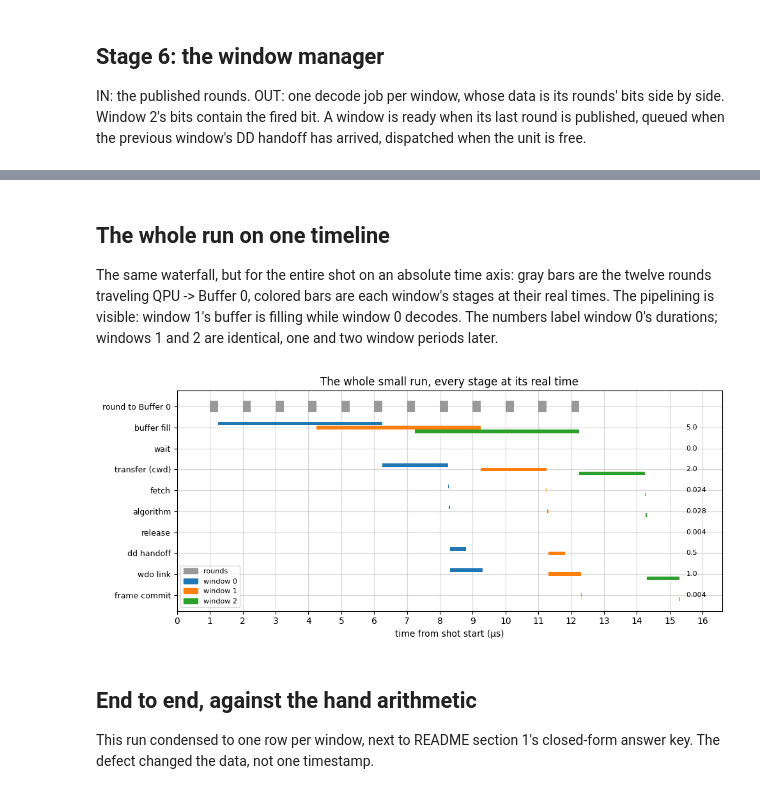
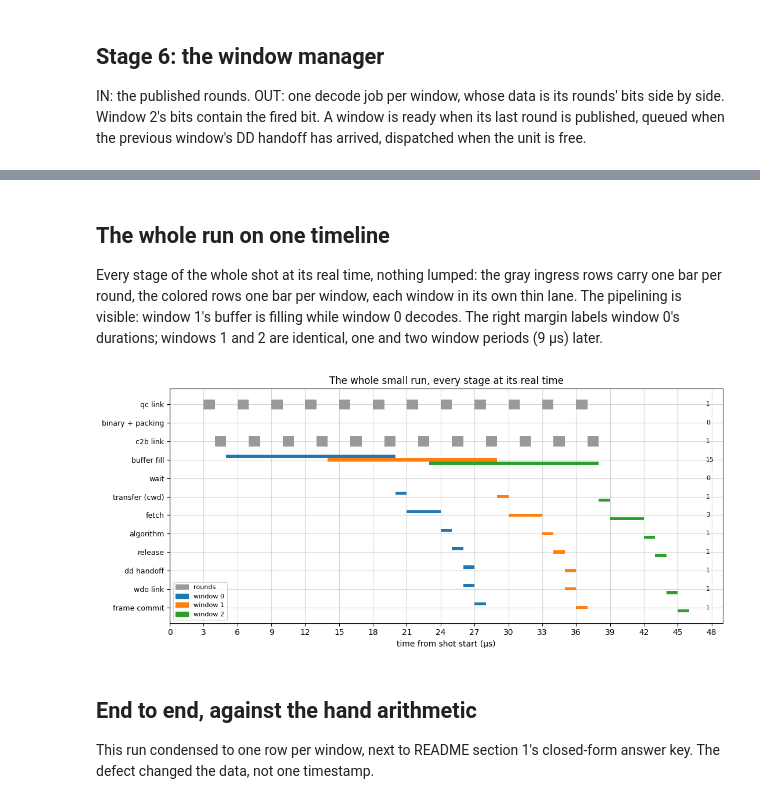
Before and after one commit to Subashkatel/decsim, a Jupyter notebook: guide/walkthrough/small_run.ipynb, the cells around one changed output, grey strips where cells are left out. Cells and saved outputs as stored; diff of their text form; code cells hidden in the pictures.

```diff
--- a/guide/walkthrough/small_run.ipynb
+++ b/guide/walkthrough/small_run.ipynb
@@ -22,7 +25,7 @@ print(repo_root)
 # %%
 import yaml
 
-CONFIG_PATH = repo_root / "experiments/validation/analytic_oracle_d3_r12.yaml"
+CONFIG_PATH = repo_root / "guide/walkthrough/small_run.yaml"
 config = yaml.safe_load(CONFIG_PATH.read_text())
 print(CONFIG_PATH.read_text())
 # %% [output]
@@ -110,7 +113,7 @@ from decsim.links.link_profiles import logical_reference_profile, with_controlle
 from decsim.links.links import LinkConfig
 
 cards = config["links"]
-source = "analytic_oracle_d3_r12.yaml"
+source = "small_run.yaml"
 
 links = with_controller_to_buffer_edge(logical_reference_profile(),
                                        latency_us=cards["c2b"]["latency_us"],
@@ -181,7 +184,10 @@ qpu = completed.qpu.model
 
 
 def us(ticks):
-    return round(ticks / TICKS_PER_US, 6)
+    value = ticks / TICKS_PER_US
+    if value == int(value):
+        return int(value)
+    return round(value, 6)
 
 
 def transfers_on(path):
@@ -536,19 +542,20 @@ figure, axis = plt.subplots(figsize=(9, 3))
 colors = plt.cm.tab10.colors
 
 for row, window_id in enumerate(windows):
-    start = 0.0
+    start = 0
     for stage_index, (stage, duration) in enumerate(breakdown(window_id)):
         label = None
         if row == 0:
             label = stage + "  " + str(duration) + " µs"
         axis.barh(row, duration, left=start, color=colors[stage_index], label=label)
         start = start + duration
-    axis.text(start + 0.03, row, str(round(start, 3)) + " µs", va="center")
+    axis.text(start + 0.1, row, str(start) + " µs", va="center")
 
 axis.set_yticks(range(len(windows)))
 axis.set_yticklabels(["window " + str(window_id) for window_id in windows])
 axis.invert_yaxis()
-axis.set_xlim(0, 3.75)
+axis.set_xticks(range(12))
+axis.set_xlim(0, 11.5)
 axis.grid(alpha=0.5, linewidth=0.8)
 axis.set_axisbelow(True)
 axis.set_xlabel("time from the window's last round leaving the QPU (µs)")
@@ -562,18 +569,19 @@ plt.show()
 # %% [markdown]
 ## The whole run on one timeline
 
-The same waterfall, but for the entire shot on an absolute time axis:
-gray bars are the twelve rounds traveling QPU -> Buffer 0, colored bars are
-each window's stages at their real times. The pipelining is visible:
-window 1's buffer is filling while window 0 decodes. The numbers label
-window 0's durations; windows 1 and 2 are identical, one and two window
-periods later.
+Every stage of the whole shot at its real time, nothing lumped: the gray
+ingress rows carry one bar per round, the colored rows one bar per window,
+each window in its own thin lane. The pipelining is visible: window 1's
+buffer is filling while window 0 decodes. The right margin labels window
+0's durations; windows 1 and 2 are identical, one and two window periods
+(9 µs) later.
 # %%
-ROWS = ("round to Buffer 0", "buffer fill", "wait", "transfer (cwd)",
-        "fetch", "algorithm", "release", "dd handoff", "wdo link", "frame commit")
+ROWS = ("qc link", "binary + packing", "c2b link", "buffer fill", "wait",
+        "transfer (cwd)", "fetch", "algorithm", "release", "dd handoff",
+        "wdo link", "frame commit")
 WINDOW_COLORS = ("tab:blue", "tab:orange", "tab:green")
 
-figure, axis = plt.subplots(figsize=(10, 4.4))
+figure, axis = plt.subplots(figsize=(11, 5))
 
 
 def bar(row, start, end, color):
@@ -582,7 +590,8 @@ def bar(row, start, end, color):
 
 
 for round_index in sorted(qc):
-    bar(0, us(qc[round_index]["send_ticks"]), us(c2b[round_index]["delivery_ticks"]), "0.6")
+    bar(0, us(qc[round_index]["send_ticks"]), us(qc[round_index]["delivery_ticks"]), "0.6")
+    bar(2, us(c2b[round_index]["send_ticks"]), us(c2b[round_index]["delivery_ticks"]), "0.6")
 
 for window_id, window in windows.items():
     color = WINDOW_COLORS[window_id]
@@ -593,45 +602,48 @@ for window_id, window in windows.items():
         lane = row + (window_id - 1) * 0.19
         axis.barh(lane, end - start, left=start, color=color, height=0.17)
         return end - start
 
     stages = {record.stage: record
               for record in decoder_engine.stage_records_for(operation.id, window_id)}
     durations = {}
-    durations["buffer fill"] = bar(1, us(window.t_first_round), us(window.t_data_complete), color)
-    durations["wait"] = bar(2, us(window.t_data_complete), us(window.t_dispatch), color)
-    durations["transfer (cwd)"] = bar(3, us(cwd[window_id]["send_ticks"]),
+    durations["qc link"] = 1
+    durations["binary + packing"] = 0
+    durations["c2b link"] = 1
+    durations["buffer fill"] = bar(3, us(window.t_first_round), us(window.t_data_complete), color)
+    durations["wait"] = bar(4, us(window.t_data_complete), us(window.t_dispatch), color)
+    durations["transfer (cwd)"] = bar(5, us(cwd[window_id]["send_ticks"]),
                                       us(cwd[window_id]["delivery_ticks"]), color)
-    for row, stage in ((4, "fetch"), (5, "algorithm"), (6, "release")):
+    for row, stage in ((6, "fetch"), (7, "algorithm"), (8, "release")):
         durations[stage] = bar(row, us(stages[stage].start_ticks), us(stages[stage].end_ticks), color)
     if window_id in dd:
-        durations["dd handoff"] = bar(7, us(dd[window_id]["send_ticks"]),
+        durations["dd handoff"] = bar(9, us(dd[window_id]["send_ticks"]),
                                       us(dd[window_id]["delivery_ticks"]), color)
-    durations["wdo link"] = bar(8, us(wdo[window_id]["send_ticks"]),
+    durations["wdo link"] = bar(10, us(wdo[window_id]["send_ticks"]),
                                 us(wdo[window_id]["delivery_ticks"]), color)
-    durations["frame commit"] = bar(9, us(frame_records[window_id].accepted_ticks),
+    durations["frame commit"] = bar(11, us(frame_records[window_id].accepted_ticks),
                                     us(frame_records[window_id].committed_ticks), color)
     if window_id == 0:
-        for row, name in enumerate(ROWS[1:], start=1):
+        for row, name in enumerate(ROWS):
             if name in durations:
-                axis.text(15.5, row, str(round(durations[name], 3)), va="center", fontsize=8)
+                axis.text(47.5, row, str(durations[name]), va="center", fontsize=8)
 
 axis.set_yticks(range(len(ROWS)))
 axis.set_yticklabels(ROWS, fontsize=9)
 axis.invert_yaxis()
-axis.set_xticks(range(17))
-axis.set_xlim(0, 16.6)
+axis.set_xticks(range(0, 49, 3))
+axis.set_xlim(0, 49)
 axis.set_xlabel("time from shot start (µs)")
 axis.set_title("The whole small run, every stage at its real time")
 handles = [plt.Rectangle((0, 0), 1, 1, color=color) for color in ("0.6",) + WINDOW_COLORS]
 axis.legend(handles, ("rounds", "window 0", "window 1", "window 2"),
             loc="lower left", fontsize=8)
 axis.grid(alpha=0.5, linewidth=0.8)
 axis.set_axisbelow(True)
 figure.tight_layout()
 figure.savefig(repo_root / "guide" / "walkthrough" / "figures" / "small_run_timeline.png", dpi=200)
 plt.show()
 # %% [output]
-[figure, old version]
+[figure, new version]
 # %% [markdown]
 ## End to end, against the hand arithmetic
 
```
Also changed, not shown: parts of 31 cells of this notebook, 5 other files.
